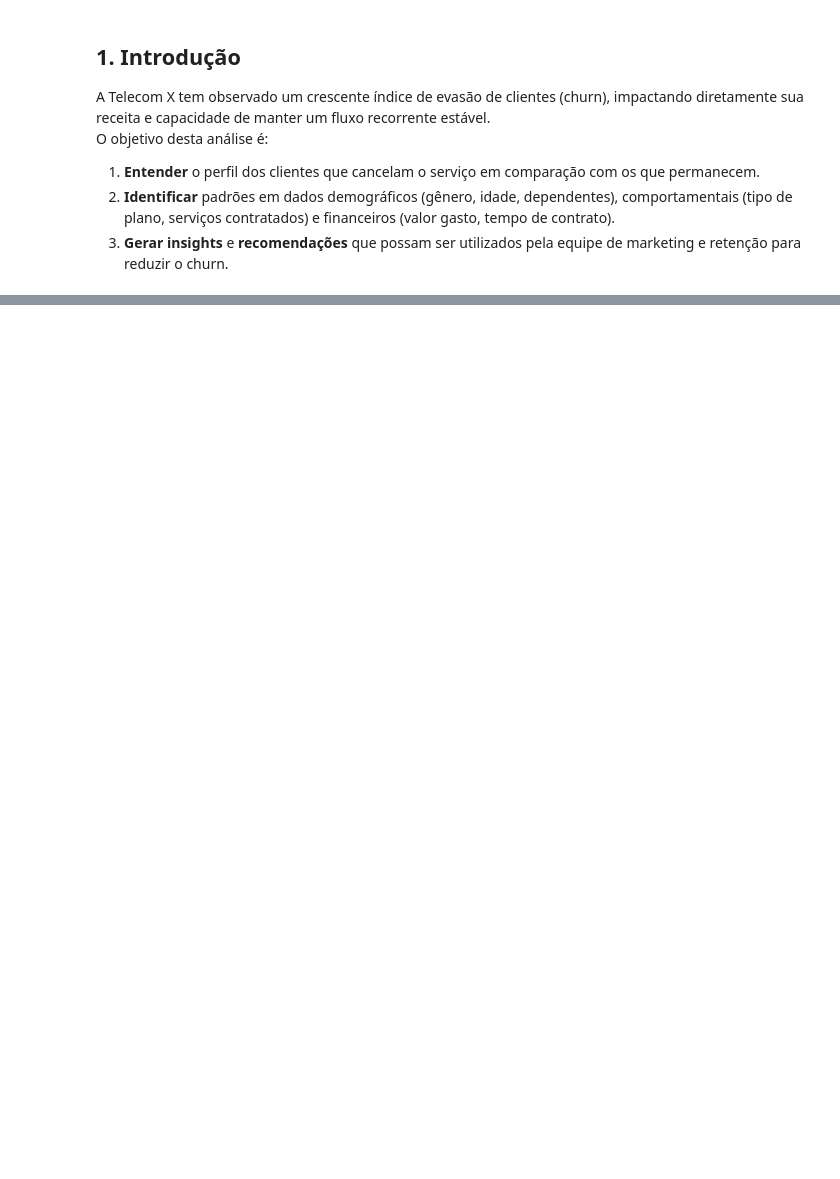
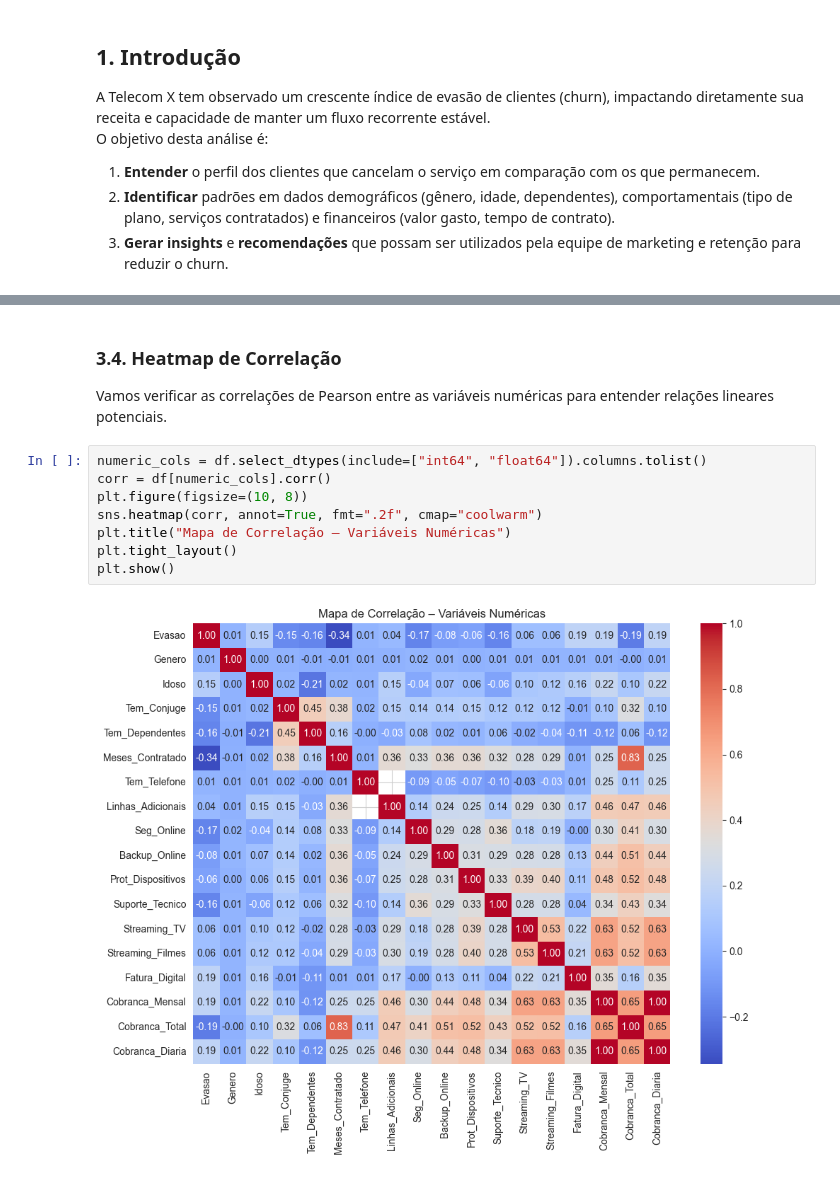
Before and after one commit to MRCahu/telecom-churn-analysis, a Jupyter notebook: TelecomX_Churn_Analysis.ipynb, the cells around one changed output, grey strips where cells are left out. Saved outputs shown, nothing was run; the diff lists cells and outputs as text; blank space fills up the shorter version.

```diff
--- a/TelecomX_Churn_Analysis.ipynb
+++ b/TelecomX_Churn_Analysis.ipynb
@@ -39,0 +403,14 @@ df.head(3)
+# %% [markdown]
+### 3.4. Heatmap de Correlação
+
+Vamos verificar as correlações de Pearson entre as variáveis numéricas para entender relações lineares potenciais.
+# %%
+numeric_cols = df.select_dtypes(include=["int64", "float64"]).columns.tolist()
+corr = df[numeric_cols].corr()
+plt.figure(figsize=(10, 8))
+sns.heatmap(corr, annot=True, fmt=".2f", cmap="coolwarm")
+plt.title("Mapa de Correlação – Variáveis Numéricas")
+plt.tight_layout()
+plt.show()
+# %% [output]
+[figure, added]
```
Also changed, not shown: parts of 16 cells of this notebook, 2 other files.
